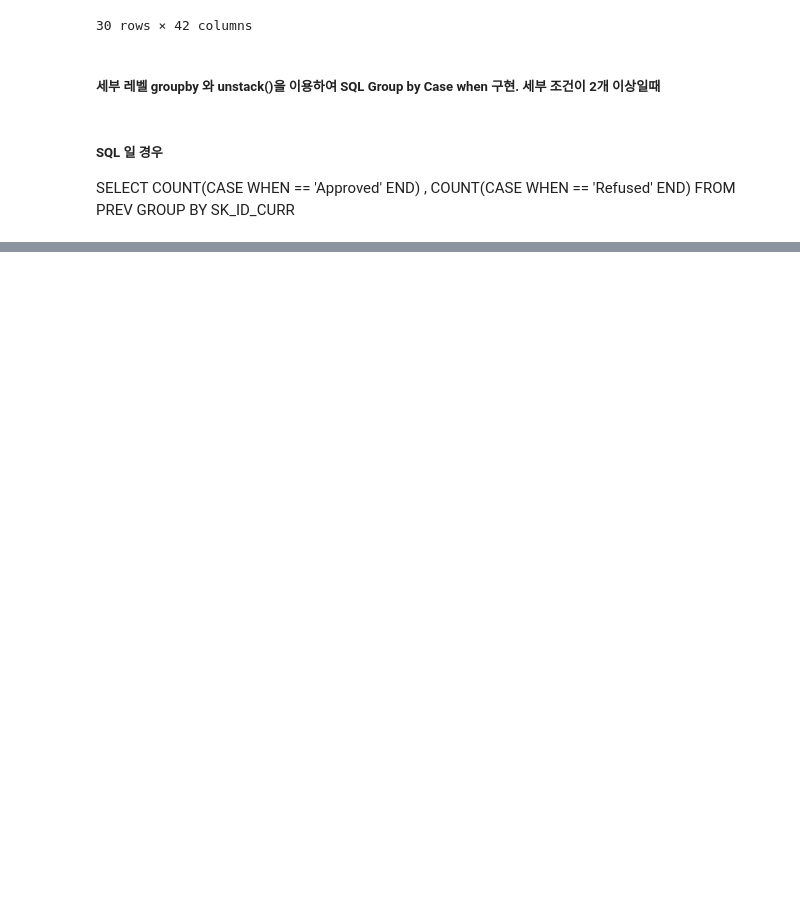
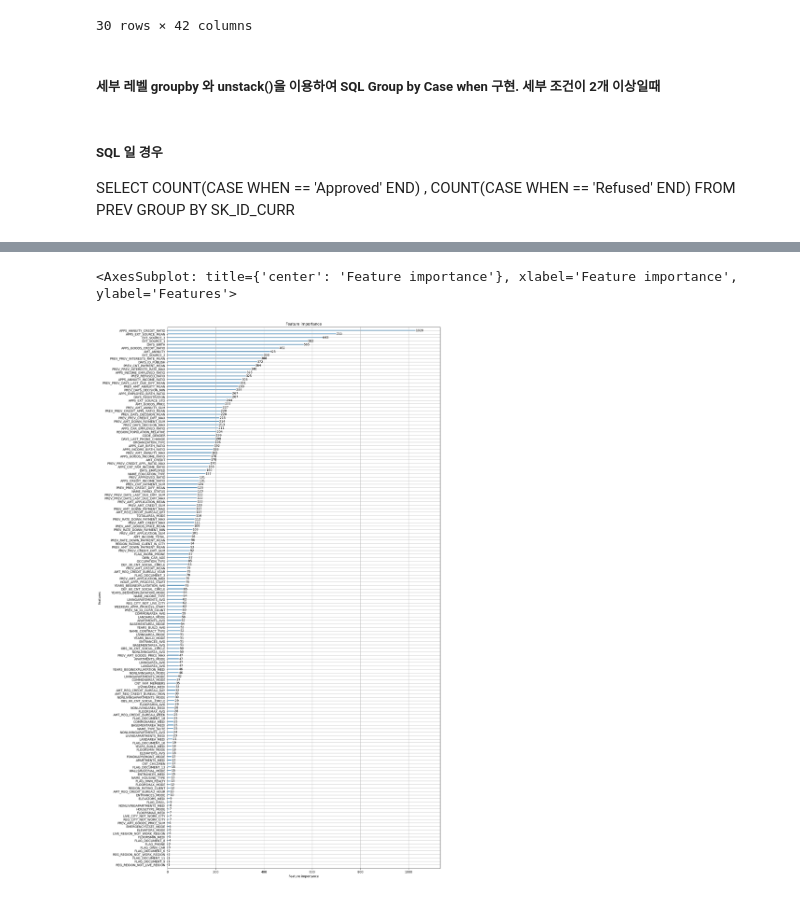
Before and after one commit to minglet/ML_study, a Jupyter notebook: advanced_kaggle/prev_baseline.ipynb, the cells around one changed output, grey strips where cells are left out. Cells and saved outputs as stored; diff of their text form; code cells hidden in the pictures; blank space fills up the shorter version.

```diff
--- a/advanced_kaggle/prev_baseline.ipynb
+++ b/advanced_kaggle/prev_baseline.ipynb
@@ -530,0 +575,4 @@ SELECT COUNT(CASE WHEN == 'Approved' END) , COUNT(CASE WHEN == 'Refused' END) FR
+# %%
+apps_all = get_apps_processed(apps)
+apps_all = apps_all.merge(prev_agg, on='SK_ID_CURR', how='left')
+print(apps_all.shape)
@@ -530,0 +581,10 @@ SELECT COUNT(CASE WHEN == 'Approved' END) , COUNT(CASE WHEN == 'Refused' END) FR
+# %%
+object_columns = apps_all.dtypes[apps_all.dtypes == 'object'].index.tolist()
+for column in object_columns:
+    apps_all[column] = pd.factorize(apps_all[column])[0]
+
+apps_all_train = apps_all[~apps_all['TARGET'].isnull()]
+apps_all_test = apps_all[apps_all['TARGET'].isnull()]
+
+apps_all_test = apps_all_test.drop('TARGET', axis=1)
+apps_all_train.columns.tolist()
@@ -530,0 +609,8 @@ SELECT COUNT(CASE WHEN == 'Approved' END) , COUNT(CASE WHEN == 'Refused' END) FR
+# %%
+from sklearn.model_selection import train_test_split
+
+ftr_app = apps_all_train.drop(['SK_ID_CURR', 'TARGET'], axis=1)
+target_app = apps_all_train['TARGET']
+
+train_x, valid_x, train_y, valid_y = train_test_split(ftr_app, target_app, test_size=0.3, random_state=2020)
+train_x.shape, valid_x.shape
@@ -530,0 +619,16 @@ SELECT COUNT(CASE WHEN == 'Approved' END) , COUNT(CASE WHEN == 'Refused' END) FR
+# %%
+from lightgbm import LGBMClassifier
+
+clf = LGBMClassifier(
+        n_jobs=-1,
+        n_estimators=1000,
+        learning_rate=0.02,
+        num_leaves=32,
+        subsample=0.8,
+        max_depth=12,
+        silent=-1,
+        verbose=-1
+        )
+
+clf.fit(train_x, train_y, eval_set=[(train_x, train_y), (valid_x, valid_y)], eval_metric= 'auc', verbose= 100,
+        early_stopping_rounds= 50)
@@ -530,0 +644,7 @@ SELECT COUNT(CASE WHEN == 'Approved' END) , COUNT(CASE WHEN == 'Refused' END) FR
+# %%
+from lightgbm import plot_importance
+
+plot_importance(clf, figsize=(16, 32))
+# %% [output]
+<AxesSubplot: title={'center': 'Feature importance'}, xlabel='Feature importance', ylabel='Features'>
+[figure, added]
```
Also changed, not shown: parts of 13 cells of this notebook, 1 other file.
